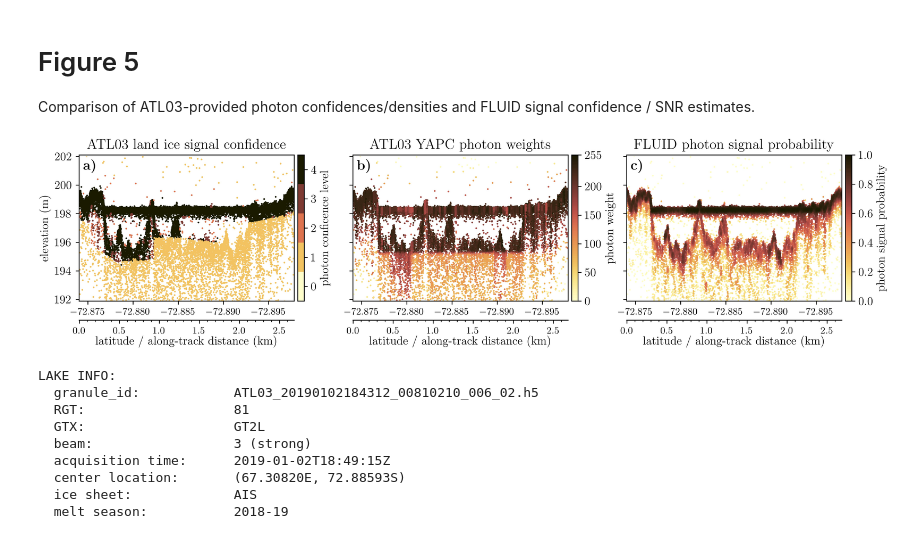
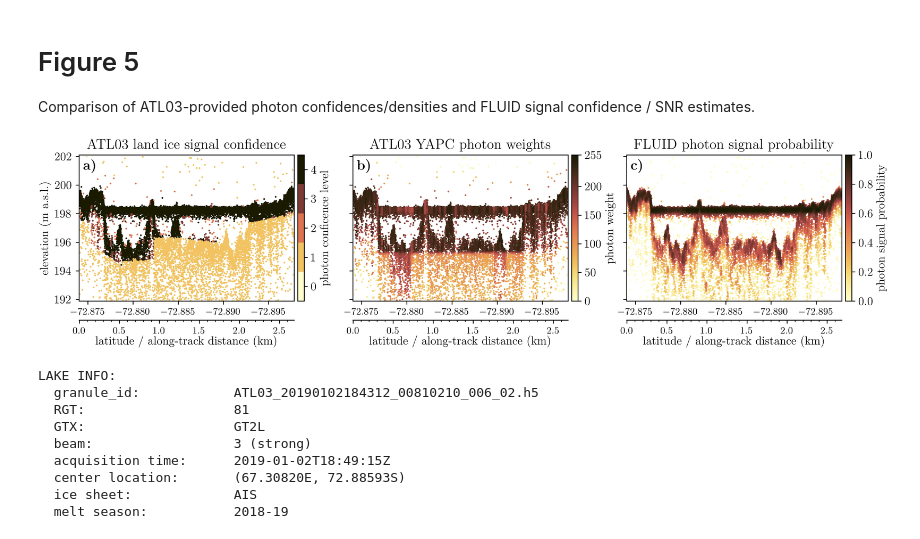
Before and after one commit to fliphilipp/FLUIDSuRRF-figures, a Jupyter notebook: fig05-density-signal-confidence/fig5-density-signal-confidence.ipynb, the cells around one changed output. Drawn from its saved outputs; the diff is of its cells as text; code cells hidden in the pictures.

```diff
--- a/fig05-density-signal-confidence/fig5-density-signal-confidence.ipynb
+++ b/fig05-density-signal-confidence/fig5-density-signal-confidence.ipynb
@@ -52,7 +52,7 @@ divider = make_axes_locatable(ax)
 cax = divider.append_axes('right', size='3%', pad=0.05)
 cbar = fig.colorbar(scatt, cax=cax, orientation='vertical')
 cbar.set_label('photon conficence level', labelpad=3)
-ax.set_ylabel('elevation (m)')
+ax.set_ylabel('elevation (m a.s.l.)')
 
 # plot the YAPC photon weights
 ax = axs[1]
@@ -100,34 +100,34 @@ if gt.lat.iloc[0] > gt.lat.iloc[-1]:
 # add along-track distance
 lx = gt.sort_values(by='x10').iloc[[0,-1]][['x10','lat']].reset_index(drop=True)
 _lat = np.array(lx.lat)
 _xatc = np.array(lx.x10) / 1e3
 def lat2xatc(l):
     return _xatc[0] + (l - _lat[0]) * (_xatc[1] - _xatc[0]) /(_lat[1] - _lat[0])
 def xatc2lat(x):
     return _lat[0] + (x - _xatc[0]) * (_lat[1] - _lat[0]) / (_xatc[1] - _xatc[0])
 for ax in axs.flatten():
     secax = ax.secondary_xaxis(-0.13, functions=(lat2xatc, xatc2lat))
     secax.xaxis.set_minor_locator(matplotlib.ticker.AutoMinorLocator())
     secax.set_xlabel('latitude / along-track distance (km)',labelpad=0)
     secax.tick_params(axis='both', which='major', labelsize=10)
     secax.ticklabel_format(useOffset=False, style='plain')
 
 # add panel labels
 for j, ax in enumerate(axs.flatten()):
     ax.text(0.02, 0.97, r'\textbf{%s)}' % chr(ord('a') + j), transform=ax.transAxes, ha='left', va='top', fontsize=14,
            bbox=dict(facecolor='white', alpha=0.9, boxstyle='round,pad=.2,rounding_size=0.5', lw=0))
 
 fig.tight_layout(pad=0.1, h_pad=0.3)
 
 # save file
 fig.savefig(plotname, dpi=600)
 plt.close(fig)
 
 # show plot and print info
 display(Image(plotname))
 print_lake_info(file_name_lake, print_imagery_info=False)
 # %% [output]
-[figure, old version]
+[figure, new version]
 LAKE INFO:
   granule_id:            ATL03_20190102184312_00810210_006_02.h5
   RGT:                   81
```
Also changed, not shown: 16 other files.
